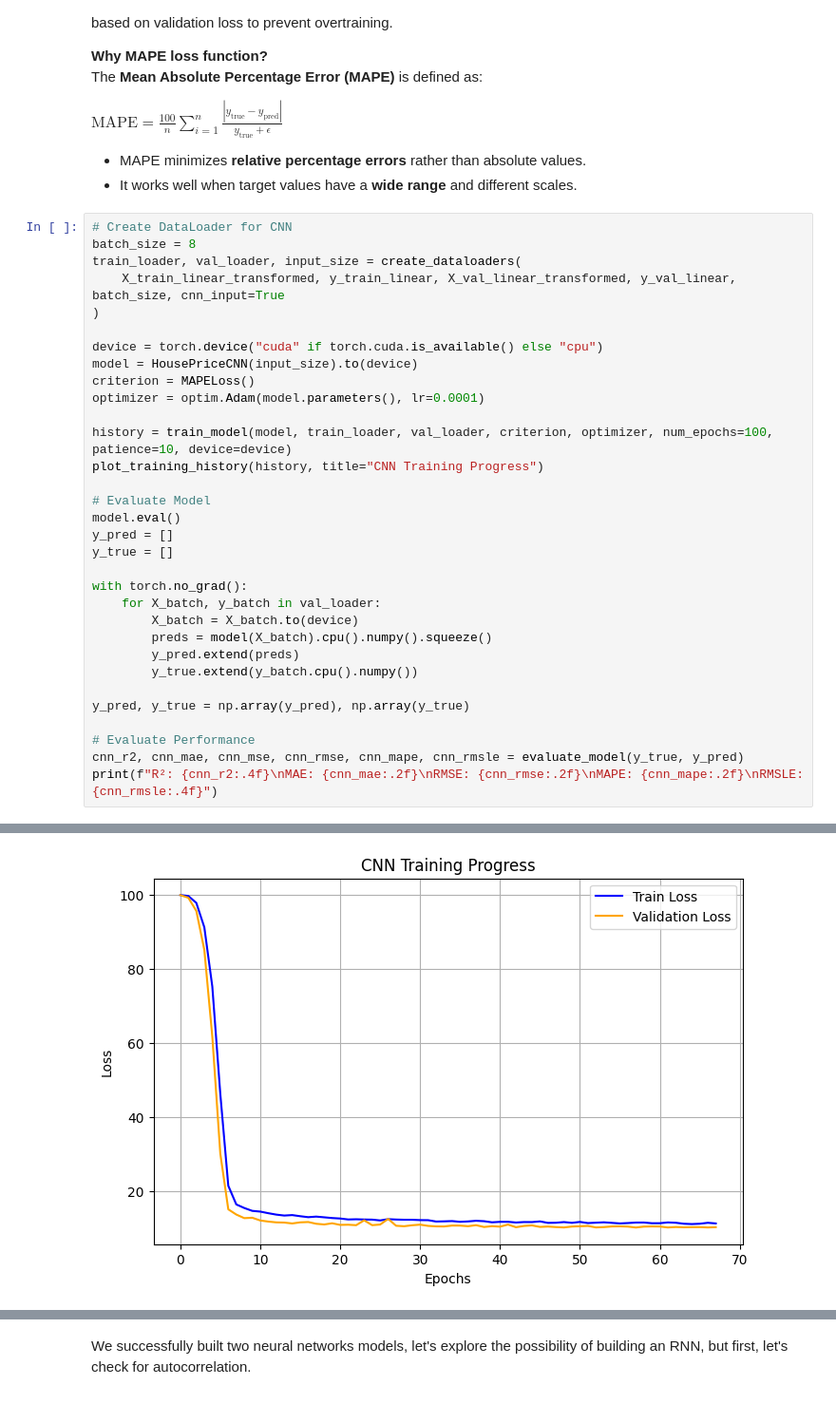
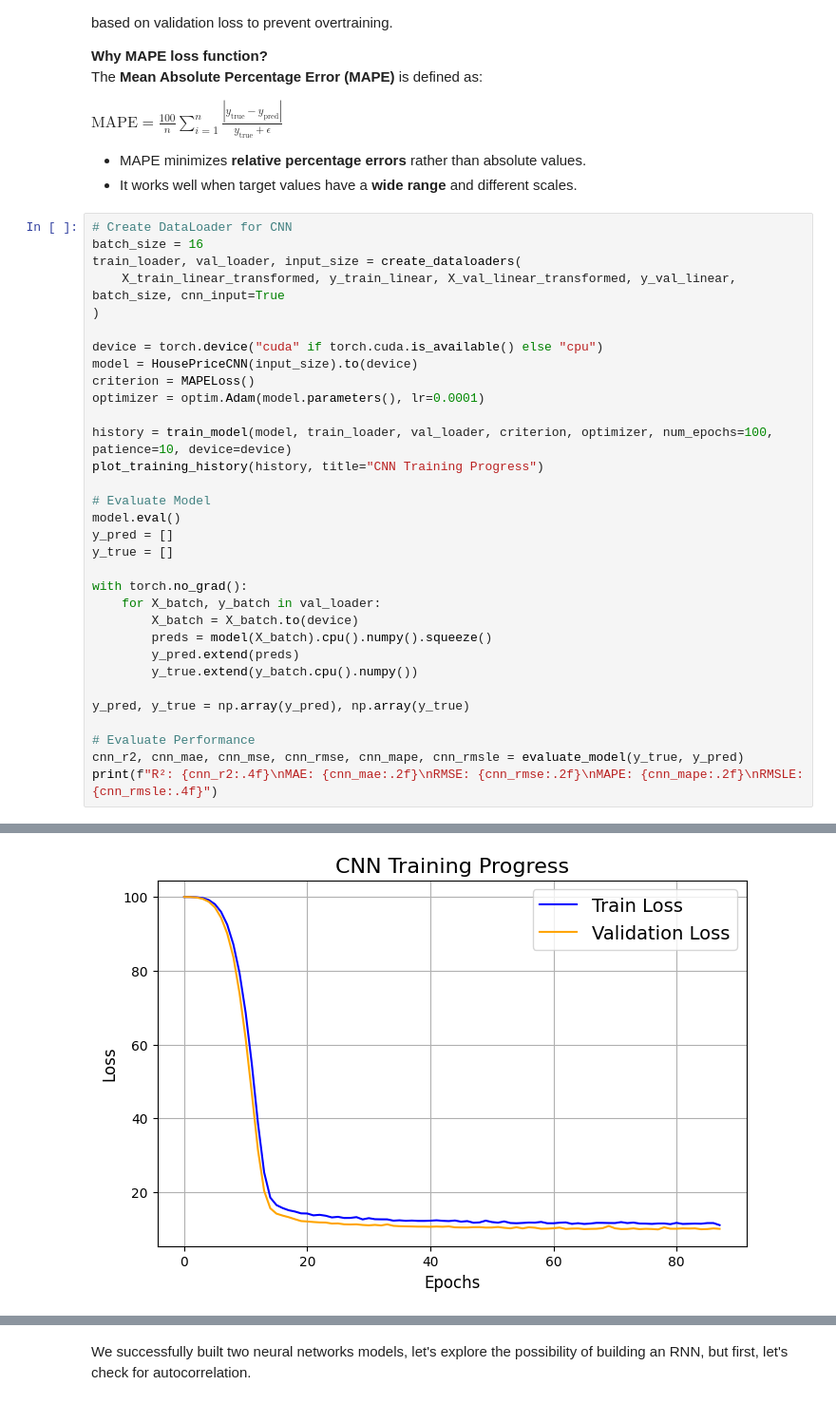
Before and after one commit to davydantoniuk/lublin-house-price-predict, a Jupyter notebook: price_prediction.ipynb, the cells around one changed output, grey strips where cells are left out. Shown at 95% size. Drawn from its saved outputs; the diff is of its cells as text.

```diff
--- a/price_prediction.ipynb
+++ b/price_prediction.ipynb
@@ -2590,7 +2586,7 @@ $\text{MAPE} = \frac{100}{n} \sum_{i=1}^{n} \frac{|y_{\text{true}} - y_{\text{pr
 - It works well when target values have a **wide range** and different scales.
 # %%
 # Create DataLoader for CNN
-batch_size = 8
+batch_size = 16
 train_loader, val_loader, input_size = create_dataloaders(
     X_train_linear_transformed, y_train_linear, X_val_linear_transformed, y_val_linear, batch_size, cnn_input=True
 )
@@ -2627 +2624 @@ Early stopping at epoch 68 | Best Val Loss: 10.2457
-[figure, old version]
+[figure, new version]
```
Also changed, not shown: parts of 11 cells of this notebook, 1 other file.
